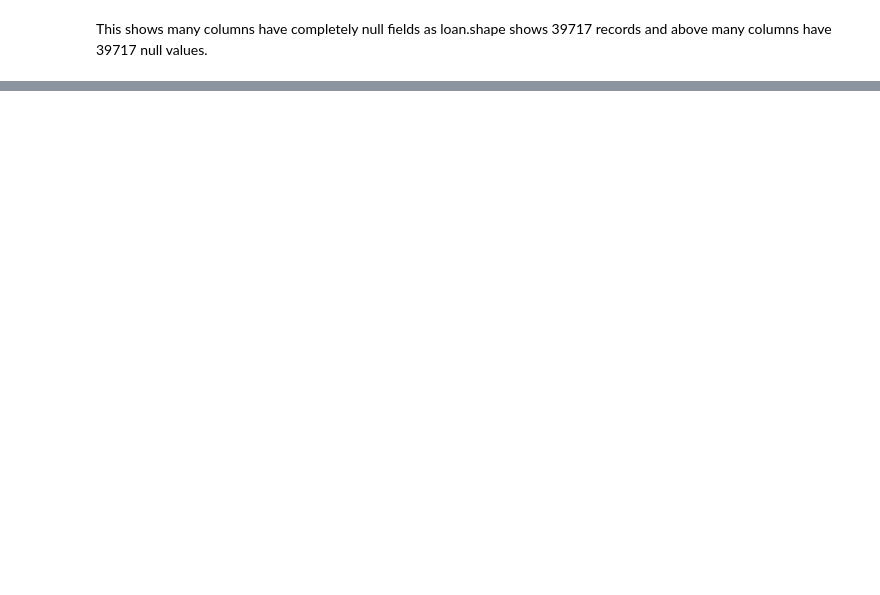
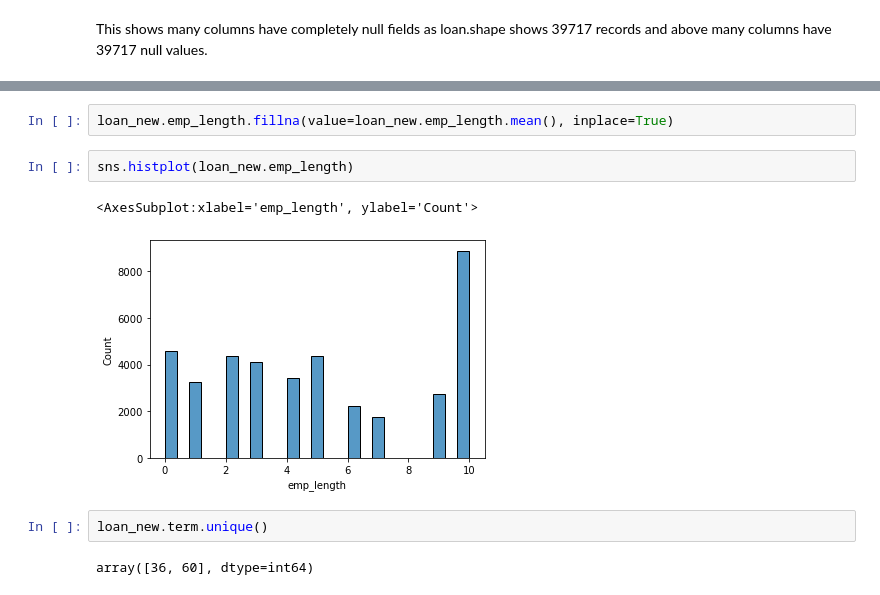
Before and after one commit to someshsaraf/lendingclubcasestudy, a Jupyter notebook: lending_club_case_study.ipynb, the cells around one changed output, grey strips where cells are left out. Drawn from its saved outputs; the diff is of its cells as text; blank space fills up the shorter version.

```diff
--- a/lending_club_case_study.ipynb
+++ b/lending_club_case_study.ipynb
@@ -175,0 +302,11 @@ loan_new.desc.isnull().mean()  * 100
+# %%
+loan_new.emp_length.fillna(value=loan_new.emp_length.mean(), inplace=True)
+# %%
+sns.histplot(loan_new.emp_length)
+# %% [output]
+<AxesSubplot:xlabel='emp_length', ylabel='Count'>
+[figure, added]
+# %%
+loan_new.term.unique()
+# %% [output]
+array([36, 60], dtype=int64)
```
Also changed, not shown: parts of 104 cells of this notebook.
